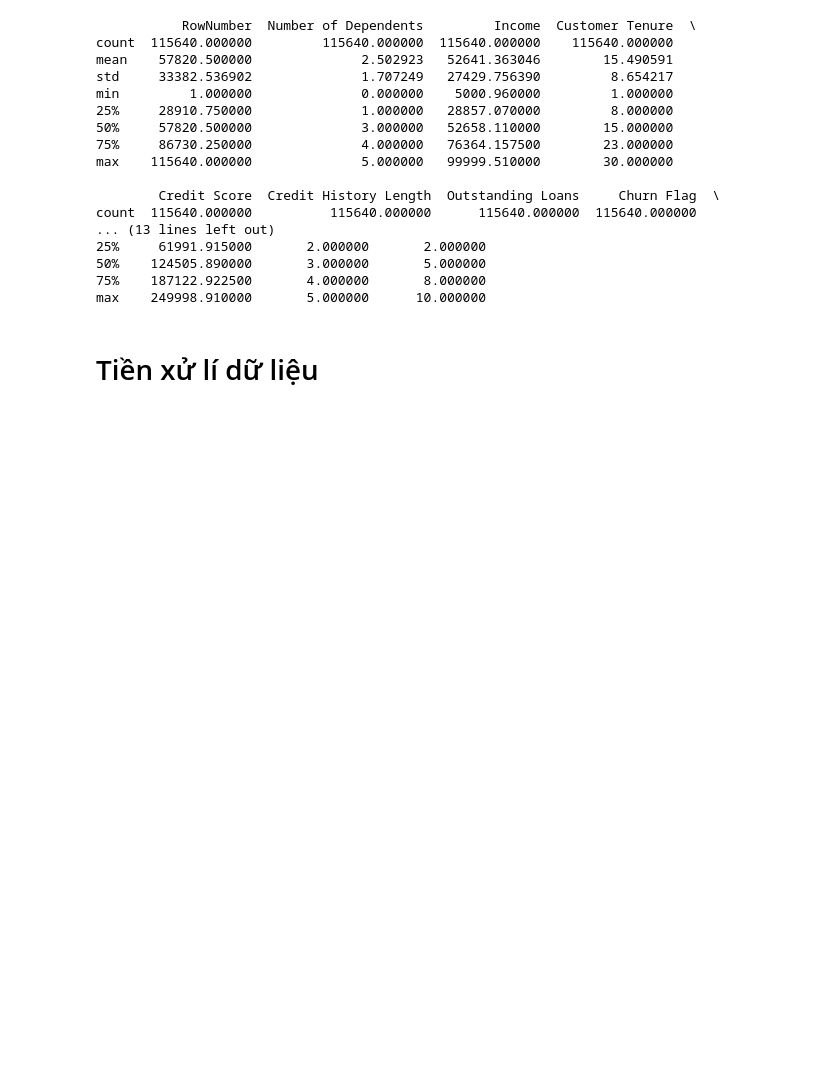
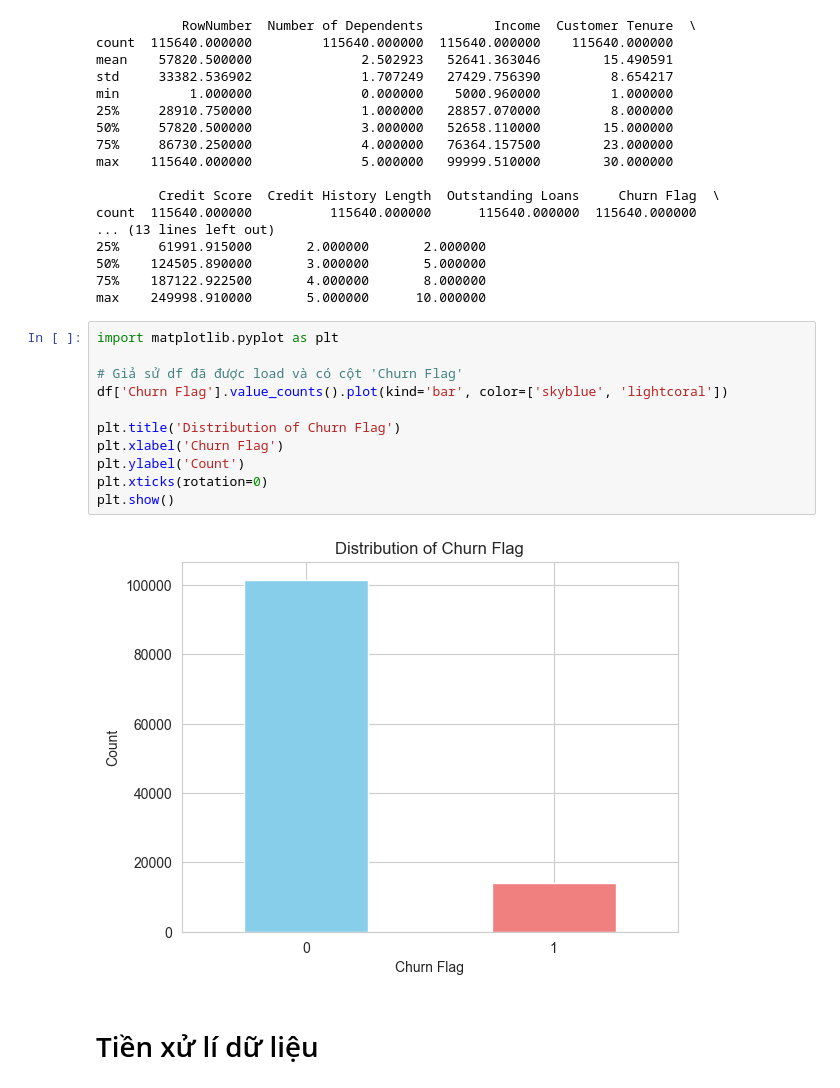
Before and after one commit to Yusshiro/Churn-Banking, a Jupyter notebook: churn_banking_kmeans.ipynb, the cells around one changed output. Cells and saved outputs as stored; diff of their text form; blank space fills up the shorter version.

```diff
--- a/churn_banking_kmeans.ipynb
+++ b/churn_banking_kmeans.ipynb
@@ -86,6 +86,19 @@ count  115640.000000          115640.000000      115640.000000  115640.000000
 50%    124505.890000       3.000000       5.000000
 75%    187122.922500       4.000000       8.000000
 max    249998.910000       5.000000      10.000000
+# %%
+import matplotlib.pyplot as plt
+
+# Giả sử df đã được load và có cột 'Churn Flag'
+df['Churn Flag'].value_counts().plot(kind='bar', color=['skyblue', 'lightcoral'])
+
+plt.title('Distribution of Churn Flag')
+plt.xlabel('Churn Flag')
+plt.ylabel('Count')
+plt.xticks(rotation=0)
+plt.show()
+# %% [output]
+[figure, added]
 # %% [markdown]
 # Tiền xử lí dữ liệu
 # %%
```
Also changed, not shown: parts of 21 cells of this notebook.
